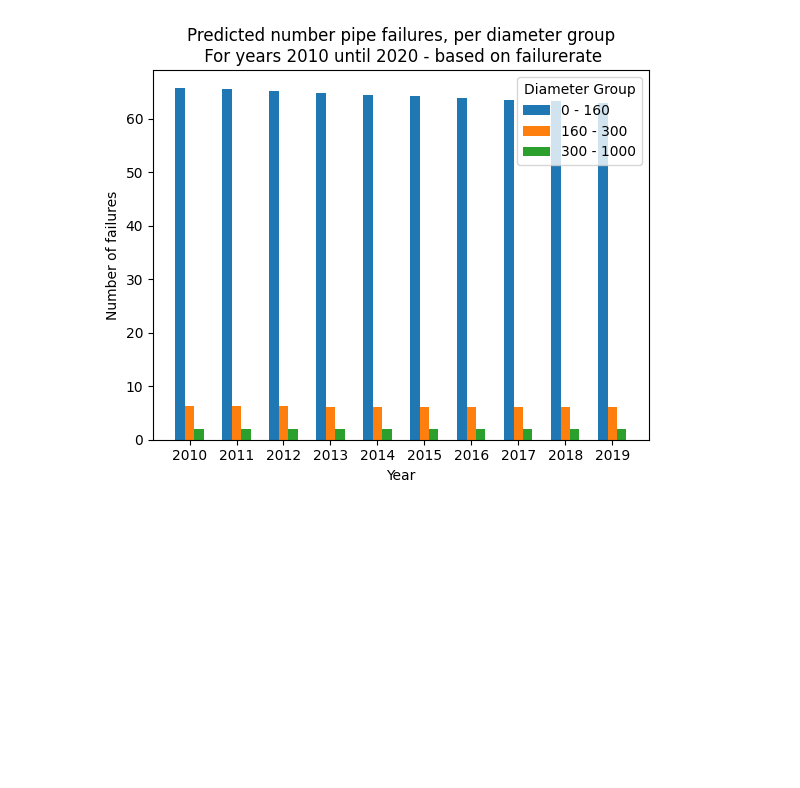
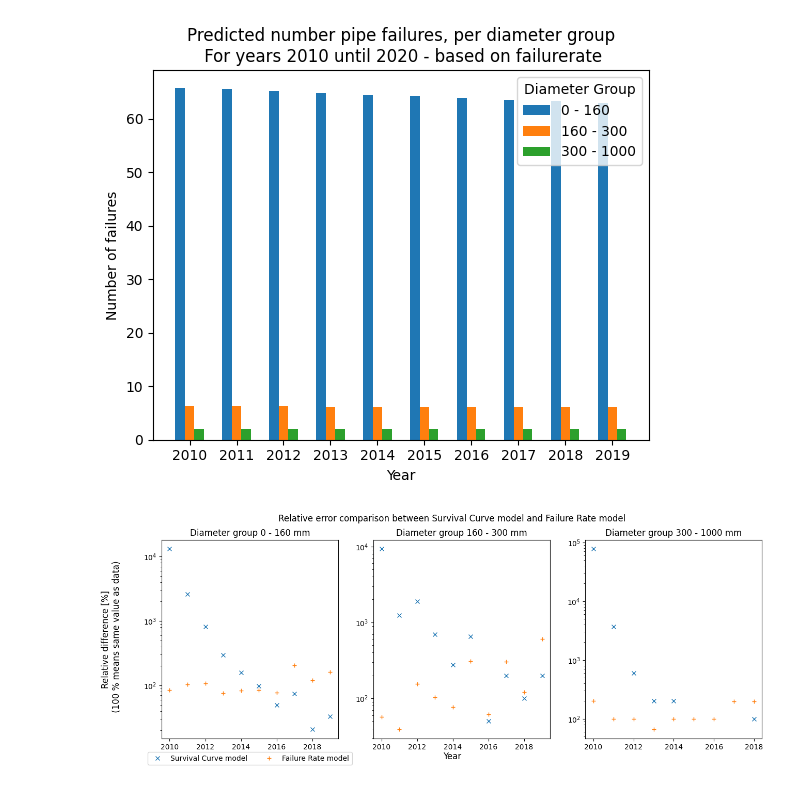
Before and after one commit to jipsteiger/ENVM1601, a Jupyter notebook: Failure_modelling/simple_model.ipynb, the cells around one changed output. Cells and saved outputs as stored; diff of their text form; code cells hidden in the pictures; blank space fills up the shorter version.

```diff
--- a/Failure_modelling/simple_model.ipynb
+++ b/Failure_modelling/simple_model.ipynb
@@ -144,14 +129,15 @@ years = grouped['storing_melddatum'].unique()
 
 # Plotting
 fig, ax = plt.subplots()
-
+failure_counts_dict = {}
 # Plot each 'Diameter_group' as a side-by-side bar chart
 for i, group in enumerate(diameter_groups):
     group_data = grouped[grouped['Diameter_group'] == group]
     # Create a list of counts for each year, filling in missing years with zeros
     counts = [group_data[group_data['storing_melddatum'] == year]['number_of_failures'].values[0] if year in group_data['storing_melddatum'].values else 0 for year in years]
+    failure_counts_dict[group] = counts
     ax.bar([p + i * bar_width for p in range(len(years))], counts, bar_width, label=group)
-
+actual_failures_df = pd.DataFrame(failure_counts_dict, index=failure_counts_df.index)
 # Add labels, title, and legend
 ax.set_xlabel('Year')
 ax.set_ylabel('Number of failures')
@@ -210,3 +196,47 @@ plt.show()
 [figure]
 # %%
 # PLOT TO SHOW PERFORMANCE DIFFERENCE BETWEEN MODEL.
+relative_error_sc = (failure_counts_df/ actual_failures_df) * 100
+relative_error_fr = (df / actual_failures_df) * 100
+# %%
+import matplotlib.pyplot as plt
+
+plt.figure(figsize=(15, 5))
+
+# Plot for ax1
+ax1 = plt.subplot(131)
+relative_error_sc['0 - 160'].plot(ls='', marker='x', ax=ax1, label='Survival Curve model')
+relative_error_fr['0 - 160'].plot(ls='', marker='+', ax=ax1, label='Failure Rate model')
+ax1.set_yscale('log')
+ax1.set_title('Diameter group 0 - 160 mm')
+
+# Adding a single legend
+plt.legend(loc='upper center', bbox_to_anchor=(0.5, -0.05), ncol=2)
+
+# Plot for ax2
+ax2 = plt.subplot(132)
+relative_error_sc['160 - 300'].plot(ls='', marker='x', ax=ax2)
+relative_error_fr['160 - 300'].plot(ls='', marker='+', ax=ax2)
+ax2.set_yscale('log')
+ax2.set_title('Diameter group 160 - 300 mm')
+
+# Plot for ax3
+ax3 = plt.subplot(133)
+relative_error_sc['300 - 1000'].plot(ls='', marker='x', ax=ax3)
+relative_error_fr['300 - 1000'].plot(ls='', marker='+', ax=ax3)
+ax3.set_yscale('log')
+ax3.set_title('Diameter group 300 - 1000 mm')
+
+# Adding the overall title
+plt.suptitle('Relative error comparison between Survival Curve model and Failure Rate model')
+
+# Adding a single x and y label
+plt.text(0.5, 0.04, 'Year', ha='center', va='center', fontsize=12, transform=plt.gcf().transFigure)
+plt.text(0.06, 0.5, 'Relative difference [%] \n (100 % means same value as data)', ha='center', va='center', rotation='vertical', fontsize=12, transform=plt.gcf().transFigure)
+
+
+
+plt.tight_layout(rect=[0, 0.03, 1, 0.95])
+plt.show()
+# %% [output]
+[figure, added]
```
Also changed, not shown: parts of 3 cells of this notebook, 18 other files.
